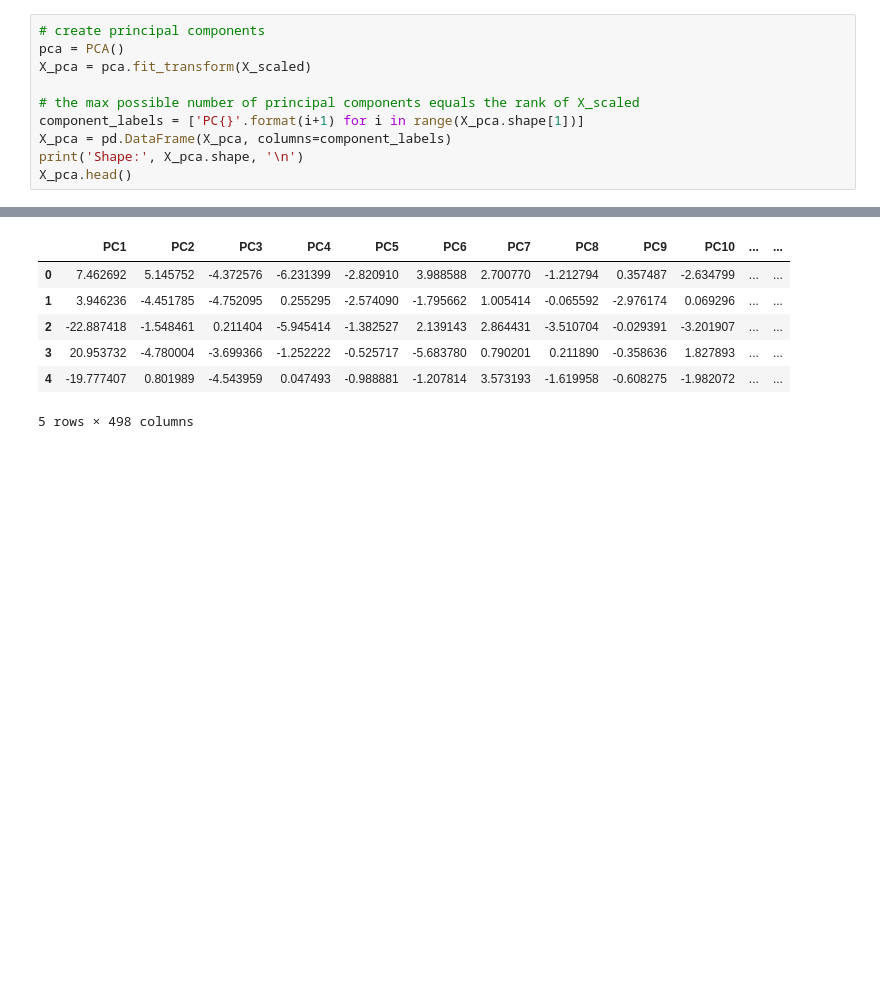
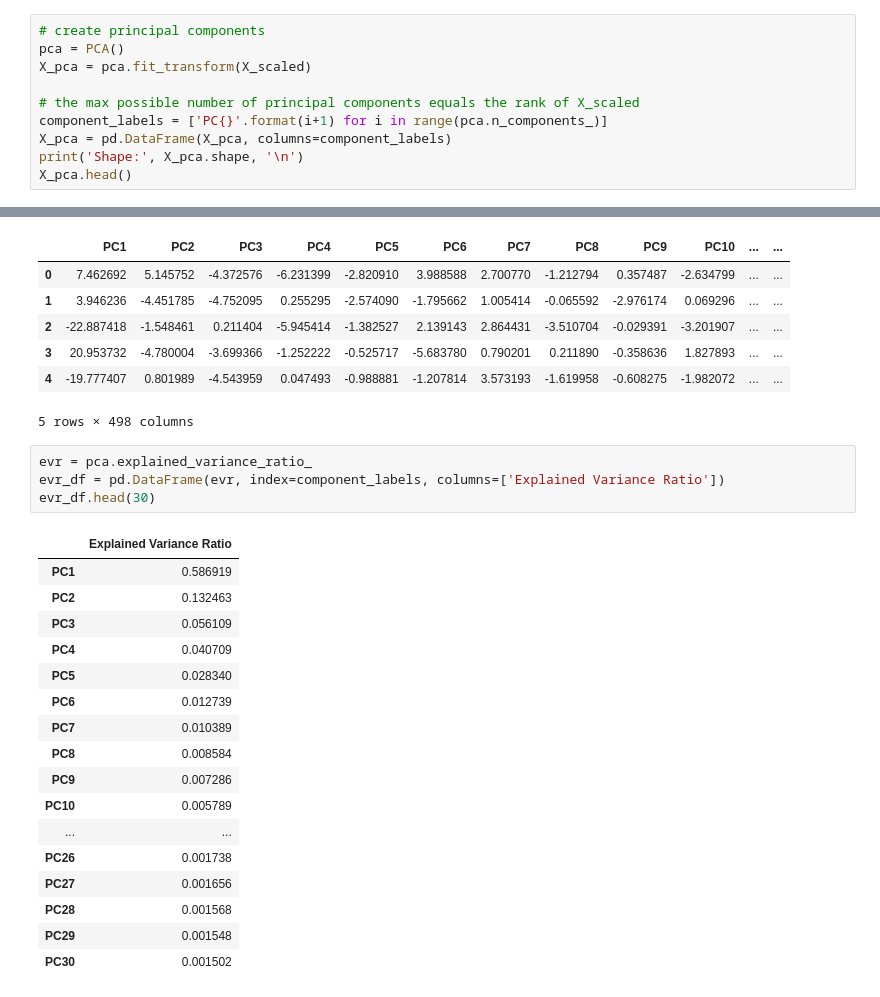
Before and after one commit to Taowen0806/SP500-Portfolio-Optimization, a Jupyter notebook: main.ipynb, the cells around one changed output, grey strips where cells are left out. Drawn from its saved outputs; the diff is of its cells as text; blank space fills up the shorter version.

```diff
--- a/main.ipynb
+++ b/main.ipynb
@@ -238,7 +236,7 @@ pca = PCA()
 X_pca = pca.fit_transform(X_scaled)
 
 # the max possible number of principal components equals the rank of X_scaled
-component_labels = ['PC{}'.format(i+1) for i in range(X_pca.shape[1])]
+component_labels = ['PC{}'.format(i+1) for i in range(pca.n_components_)]
 X_pca = pd.DataFrame(X_pca, columns=component_labels)
 print('Shape:', X_pca.shape, '\n')
 X_pca.head()
@@ -251,3 +249,25 @@ Shape: (498, 498)
 | 3 | 20.953732 | -4.780004 | -3.699366 | -1.252222 | -0.525717 | -5.683780 | 0.790201 | 0.211890 | -0.358636 | 1.827893 | ... | ... |
 | 4 | -19.777407 | 0.801989 | -4.543959 | 0.047493 | -0.988881 | -1.207814 | 3.573193 | -1.619958 | -0.608275 | -1.982072 | ... | ... |
 5 rows × 498 columns
+# %%
+evr = pca.explained_variance_ratio_
+evr_df = pd.DataFrame(evr, index=component_labels, columns=['Explained Variance Ratio'])
+evr_df.head(30)
+# %% [output]
+|  | Explained Variance Ratio |
+| PC1 | 0.586919 |
+| PC2 | 0.132463 |
+| PC3 | 0.056109 |
+| PC4 | 0.040709 |
+| PC5 | 0.028340 |
+| PC6 | 0.012739 |
+| PC7 | 0.010389 |
+| PC8 | 0.008584 |
+| PC9 | 0.007286 |
+| PC10 | 0.005789 |
+| ... | ... |
+| PC26 | 0.001738 |
+| PC27 | 0.001656 |
+| PC28 | 0.001568 |
+| PC29 | 0.001548 |
+| PC30 | 0.001502 |
```
Also changed, not shown: parts of 6 cells of this notebook.
